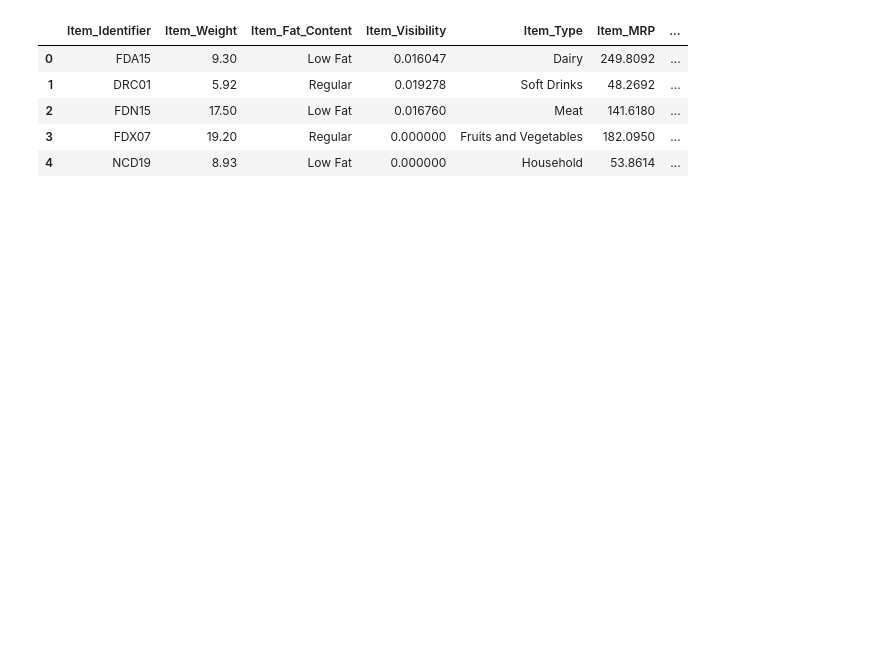
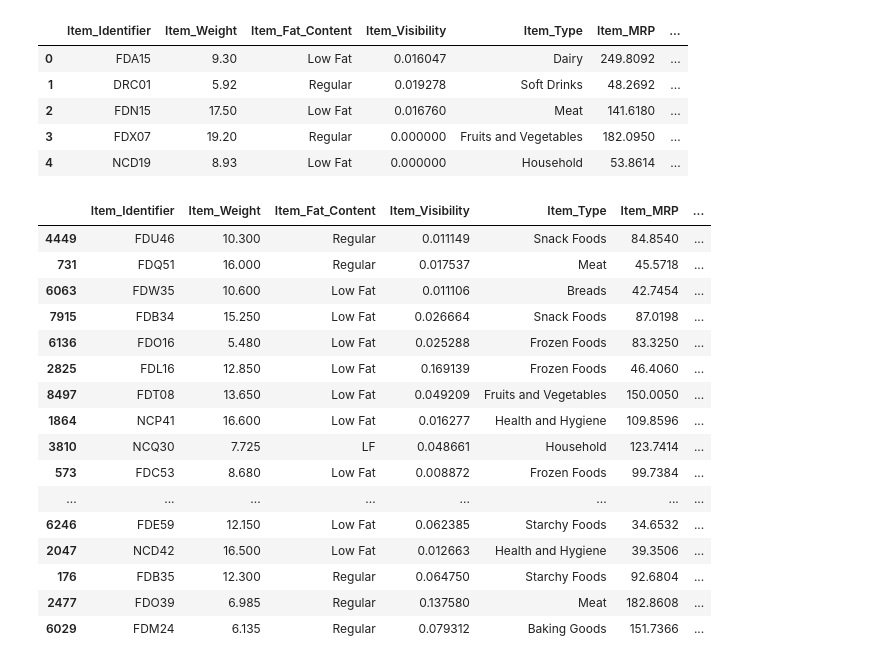
Before and after one commit to NathanRagland/sales-predictions, a Jupyter notebook: SalesPredictions.ipynb, the cells around one changed output. Cells and saved outputs as stored; diff of their text form; code cells hidden in the pictures; blank space fills up the shorter version.

```diff
--- a/SalesPredictions.ipynb
+++ b/SalesPredictions.ipynb
@@ -12,3 +12,23 @@ df.head()
 | 2 | FDN15 | 17.50 | Low Fat | 0.016760 | Meat | 141.6180 | ... |
 | 3 | FDX07 | 19.20 | Regular | 0.000000 | Fruits and Vegetables | 182.0950 | ... |
 | 4 | NCD19 | 8.93 | Low Fat | 0.000000 | Household | 53.8614 | ... |
+# %%
+df.sample(50)
+# %% [output]
+|  | Item_Identifier | Item_Weight | Item_Fat_Content | Item_Visibility | Item_Type | Item_MRP | ... |
+| 4449 | FDU46 | 10.300 | Regular | 0.011149 | Snack Foods | 84.8540 | ... |
+| 731 | FDQ51 | 16.000 | Regular | 0.017537 | Meat | 45.5718 | ... |
+| 6063 | FDW35 | 10.600 | Low Fat | 0.011106 | Breads | 42.7454 | ... |
+| 7915 | FDB34 | 15.250 | Low Fat | 0.026664 | Snack Foods | 87.0198 | ... |
+| 6136 | FDO16 | 5.480 | Low Fat | 0.025288 | Frozen Foods | 83.3250 | ... |
+| 2825 | FDL16 | 12.850 | Low Fat | 0.169139 | Frozen Foods | 46.4060 | ... |
+| 8497 | FDT08 | 13.650 | Low Fat | 0.049209 | Fruits and Vegetables | 150.0050 | ... |
+| 1864 | NCP41 | 16.600 | Low Fat | 0.016277 | Health and Hygiene | 109.8596 | ... |
+| 3810 | NCQ30 | 7.725 | LF | 0.048661 | Household | 123.7414 | ... |
+| 573 | FDC53 | 8.680 | Low Fat | 0.008872 | Frozen Foods | 99.7384 | ... |
+| ... | ... | ... | ... | ... | ... | ... | ... |
+| 6246 | FDE59 | 12.150 | Low Fat | 0.062385 | Starchy Foods | 34.6532 | ... |
+| 2047 | NCD42 | 16.500 | Low Fat | 0.012663 | Health and Hygiene | 39.3506 | ... |
+| 176 | FDB35 | 12.300 | Regular | 0.064750 | Starchy Foods | 92.6804 | ... |
+| 2477 | FDO39 | 6.985 | Regular | 0.137580 | Meat | 182.8608 | ... |
+| 6029 | FDM24 | 6.135 | Regular | 0.079312 | Baking Goods | 151.7366 | ... |
```
Also changed, not shown: parts of 29 cells of this notebook.
